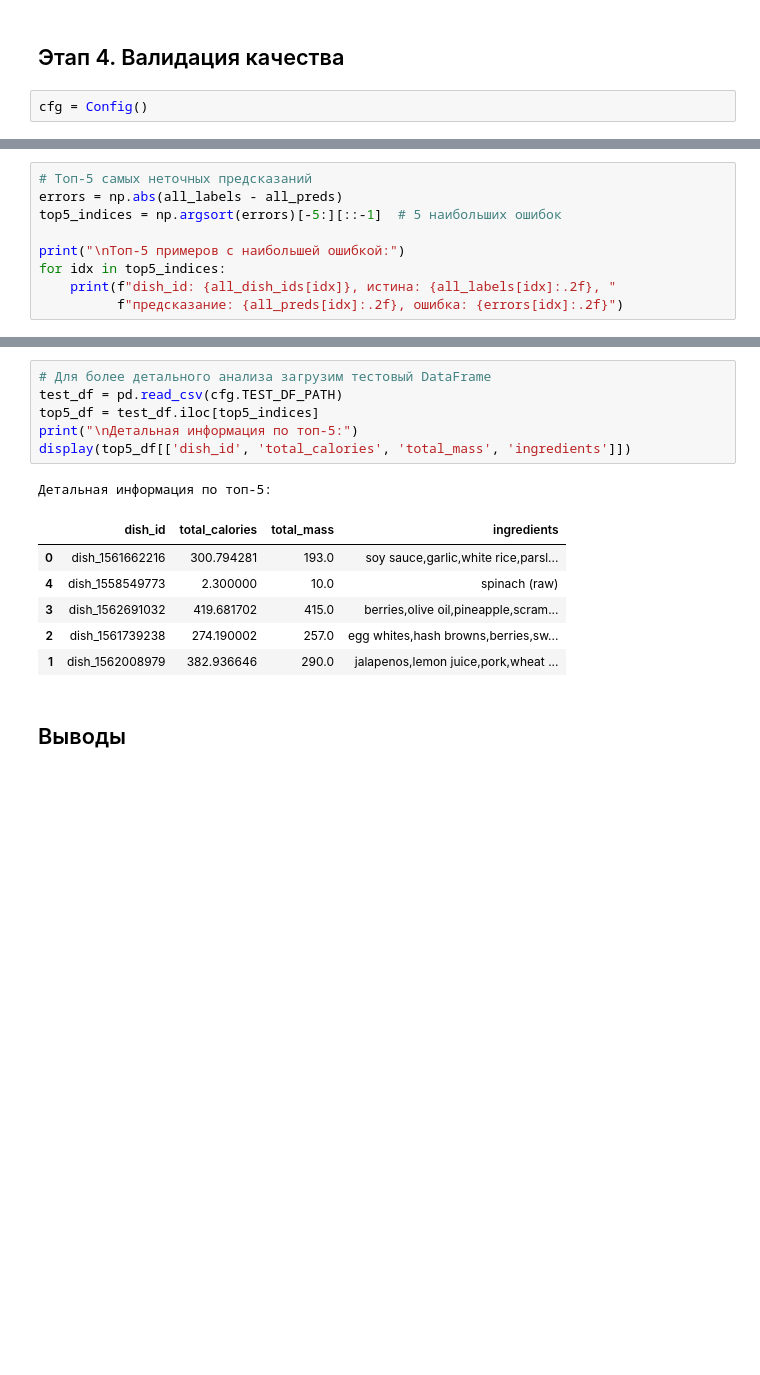
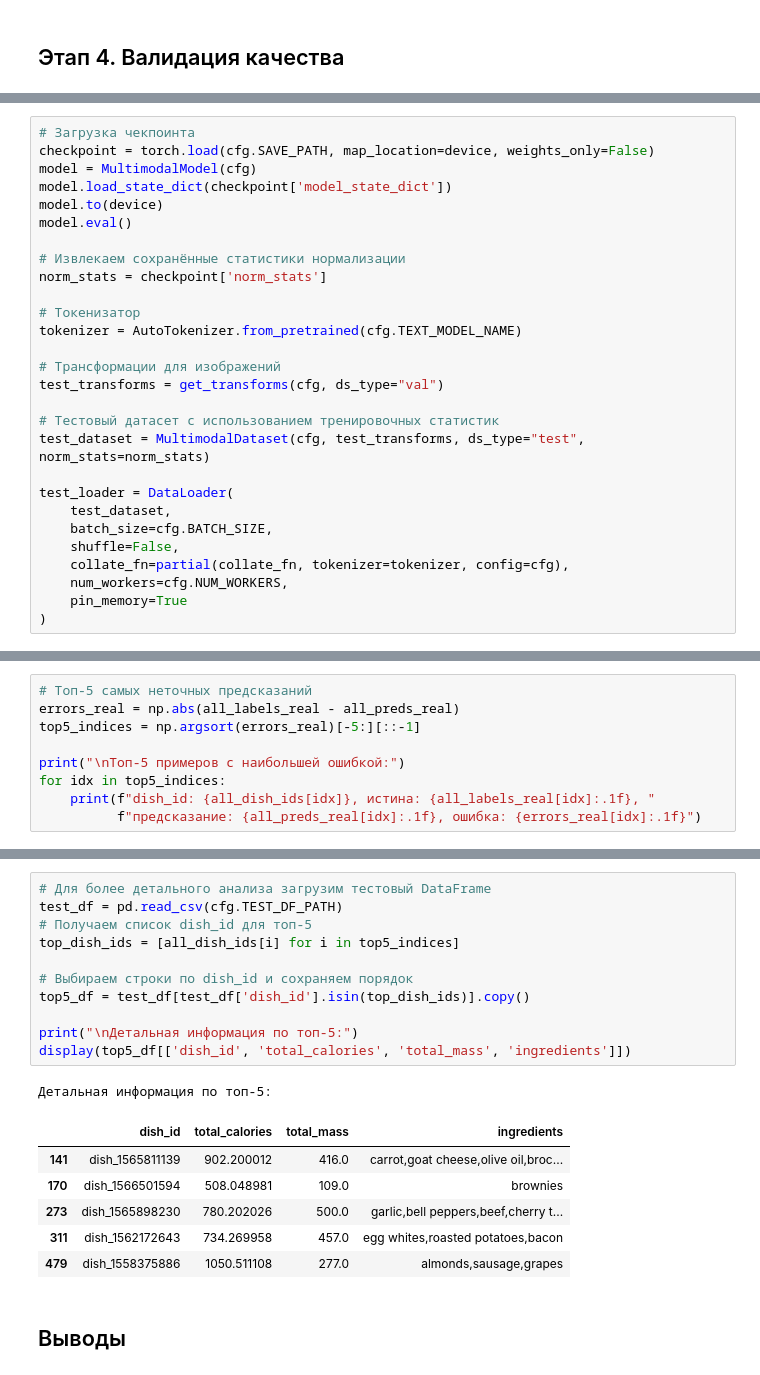
Before and after one commit to RumKam/dle-project-sprint-4, a Jupyter notebook: notebook.ipynb, the cells around one changed output, grey strips where cells are left out. Cells and saved outputs as stored; diff of their text form; blank space fills up the shorter version.

```diff
--- a/notebook.ipynb
+++ b/notebook.ipynb
@@ -510,4 +532,2 @@ plt.show()
 # %% [markdown]
 ## Этап 4. Валидация качества
-# %%
-cfg = Config()
@@ -564,0 +534,28 @@ Test MAE: 333.8008
+# %%
+# Загрузка чекпоинта
+checkpoint = torch.load(cfg.SAVE_PATH, map_location=device, weights_only=False)
+model = MultimodalModel(cfg)
+model.load_state_dict(checkpoint['model_state_dict'])
+model.to(device)
+model.eval()
+
+# Извлекаем сохранённые статистики нормализации
+norm_stats = checkpoint['norm_stats']
+
+# Токенизатор
+tokenizer = AutoTokenizer.from_pretrained(cfg.TEXT_MODEL_NAME)
+
+# Трансформации для изображений
+test_transforms = get_transforms(cfg, ds_type="val")
+
+# Тестовый датасет с использованием тренировочных статистик
+test_dataset = MultimodalDataset(cfg, test_transforms, ds_type="test", norm_stats=norm_stats)
+
+test_loader = DataLoader(
+    test_dataset,
+    batch_size=cfg.BATCH_SIZE,
+    shuffle=False,
+    collate_fn=partial(collate_fn, tokenizer=tokenizer, config=cfg),
+    num_workers=cfg.NUM_WORKERS,
+    pin_memory=True
+)
@@ -565,11 +596,11 @@ Test MAE: 333.8008
 # %%
 # Топ-5 самых неточных предсказаний
-errors = np.abs(all_labels - all_preds)
-top5_indices = np.argsort(errors)[-5:][::-1]  # 5 наибольших ошибок
+errors_real = np.abs(all_labels_real - all_preds_real)
+top5_indices = np.argsort(errors_real)[-5:][::-1]
 
 print("\nТоп-5 примеров с наибольшей ошибкой:")
 for idx in top5_indices:
-    print(f"dish_id: {all_dish_ids[idx]}, истина: {all_labels[idx]:.2f}, "
-          f"предсказание: {all_preds[idx]:.2f}, ошибка: {errors[idx]:.2f}")
+    print(f"dish_id: {all_dish_ids[idx]}, истина: {all_labels_real[idx]:.1f}, "
+          f"предсказание: {all_preds_real[idx]:.1f}, ошибка: {errors_real[idx]:.1f}")
 # %% [output]
 Топ-5 примеров с наибольшей ошибкой:
@@ -581,16 +612,21 @@ dish_id: dish_1563393217, истина: 49.23, предсказание: 1.93,
 # %%
 # Для более детального анализа загрузим тестовый DataFrame
 test_df = pd.read_csv(cfg.TEST_DF_PATH)
-top5_df = test_df.iloc[top5_indices]
+# Получаем список dish_id для топ-5
+top_dish_ids = [all_dish_ids[i] for i in top5_indices]
+
+# Выбираем строки по dish_id и сохраняем порядок
+top5_df = test_df[test_df['dish_id'].isin(top_dish_ids)].copy()
+
 print("\nДетальная информация по топ-5:")
 display(top5_df[['dish_id', 'total_calories', 'total_mass', 'ingredients']])
 # %% [output]
 Детальная информация по топ-5:
 |  | dish_id | total_calories | total_mass | ingredients |
-| 0 | dish_1561662216 | 300.794281 | 193.0 | soy sauce,garlic,white rice,parsl... |
-| 4 | dish_1558549773 | 2.300000 | 10.0 | spinach (raw) |
-| 3 | dish_1562691032 | 419.681702 | 415.0 | berries,olive oil,pineapple,scram... |
-| 2 | dish_1561739238 | 274.190002 | 257.0 | egg whites,hash browns,berries,sw... |
-| 1 | dish_1562008979 | 382.936646 | 290.0 | jalapenos,lemon juice,pork,wheat ... |
+| 141 | dish_1565811139 | 902.200012 | 416.0 | carrot,goat cheese,olive oil,broc... |
+| 170 | dish_1566501594 | 508.048981 | 109.0 | brownies |
+| 273 | dish_1565898230 | 780.202026 | 500.0 | garlic,bell peppers,beef,cherry t... |
+| 311 | dish_1562172643 | 734.269958 | 457.0 | egg whites,roasted potatoes,bacon |
+| 479 | dish_1558375886 | 1050.511108 | 277.0 | almonds,sausage,grapes |
 # %% [markdown]
 ## Выводы
```
Also changed, not shown: parts of 8 cells of this notebook, 3 other files.
